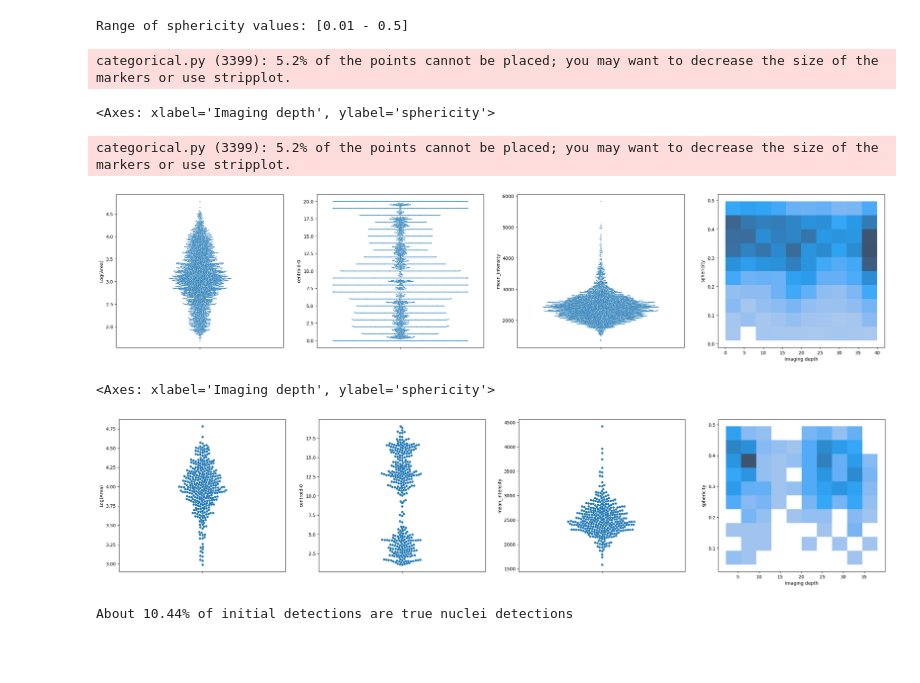
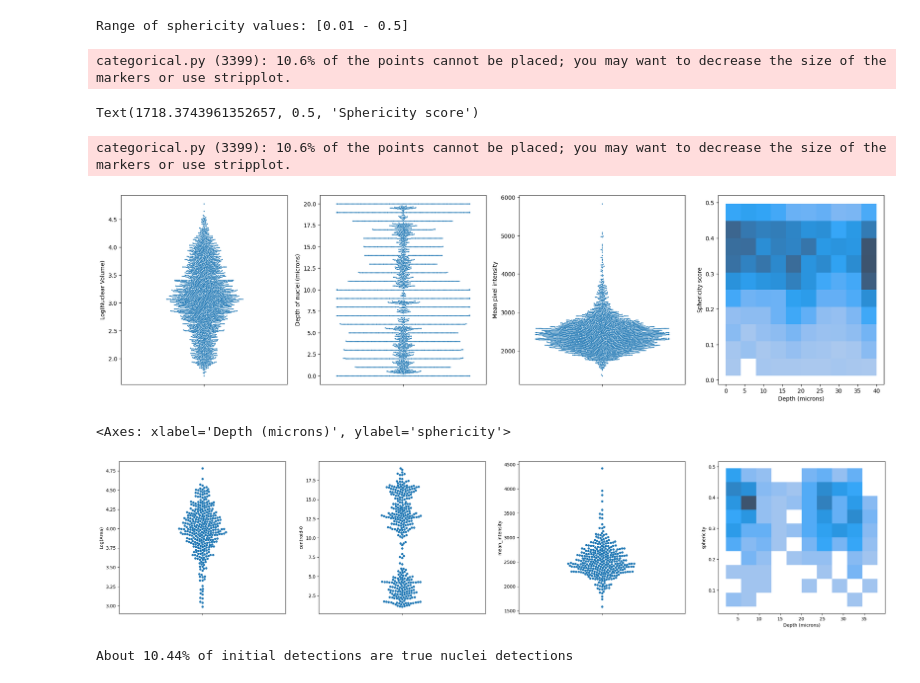
Before and after one commit to dbekat/clearing-efficacy, a Jupyter notebook: unified_analysis.ipynb, the cells around one changed output. Saved outputs shown, nothing was run; the diff lists cells and outputs as text; code cells hidden in the pictures; blank space fills up the shorter version.

```diff
--- a/unified_analysis.ipynb
+++ b/unified_analysis.ipynb
@@ -424,7 +278,7 @@ plt.tight_layout()
 [figure]
 # %%
 nuclei_props = measure.regionprops_table(segmentation_3d.astype(np.int64), im_nuclear, properties=['area', 'mean_intensity','centroid', 'inertia_tensor_eigvals', 'bbox'])  # uses a function to measure the properties of each nuclei detected
-nuclei_props['Imaging depth'] = nuclei_props['centroid-0'] * z_res
+nuclei_props['Depth (microns)'] = nuclei_props['centroid-0'] * z_res
 nuclei_props['Clearing'] = 'ECi'  # this is the KEY PART! change this to whichever clearing protocol you're using!
 nuclei_props['Log(Area)'] = np.log10(nuclei_props['area'])
 nuclei_props = pd.DataFrame(nuclei_props)
@@ -454,42 +307,48 @@ print(f"Range of sphericity values: [{round(np.min(nuclei_props['sphericity']),2
 Range of sphericity values: [0.01 - 0.5]
 # %%
 # looking at amount and distribution of data
-fig, axs = plt.subplots(1, 4, figsize=(30,6))
+fig, axs = plt.subplots(1, 4, figsize=(24,6))
 
 sns.swarmplot(
     data=nuclei_props,
     y='Log(Area)',
     size=2,
     ax=axs[0]
 )
 
 sns.swarmplot(
     data=nuclei_props,
     y='centroid-0',
     size=2,
     ax=axs[1]
 )
 
 sns.swarmplot(
     data=nuclei_props,
     y='mean_intensity',
     size=2,
     ax=axs[2]
 )
 
 
 sns.histplot(
     data=nuclei_props,
-    x='Imaging depth',
+    x='Depth (microns)',
     y='sphericity',
     bins=int(int(np.max(nuclei_props['centroid-0']) / z_res)),
     ax=axs[3]
 )
+
+
+axs[0].set_ylabel("Log(Nuclear Volume)")
+axs[1].set_ylabel("Depth of nuclei (microns)")
+axs[2].set_ylabel("Mean pixel intensity")
+axs[3].set_ylabel("Sphericity score")
 # %% [output]
-categorical.py (3399): 5.2% of the points cannot be placed; you may want to decrease the size of the markers or use stripplot.
+categorical.py (3399): 10.6% of the points cannot be placed; you may want to decrease the size of the markers or use stripplot.
-<Axes: xlabel='Imaging depth', ylabel='sphericity'>
+Text(1718.3743961352657, 0.5, 'Sphericity score')
-categorical.py (3399): 5.2% of the points cannot be placed; you may want to decrease the size of the markers or use stripplot.
+categorical.py (3399): 10.6% of the points cannot be placed; you may want to decrease the size of the markers or use stripplot.
-[figure, old version]
+[figure, new version]
 # %%
 # removing 'junk' artefacts and re-analysing dat
 
@@ -519,13 +378,13 @@ sns.swarmplot(
 
 sns.histplot(
     data=clean_nuclei_props,
-    x='Imaging depth',
+    x='Depth (microns)',
     y='sphericity',
     bins=int(int(np.max(nuclei_props['centroid-0']) / z_res)),
     ax=axs[3]
 )
 # %% [output]
-<Axes: xlabel='Imaging depth', ylabel='sphericity'>
+<Axes: xlabel='Depth (microns)', ylabel='sphericity'>
 [figure]
 # %%
 # measuring percentage of detections which are not 'noise'
```
Also changed, not shown: parts of 17 cells of this notebook.
